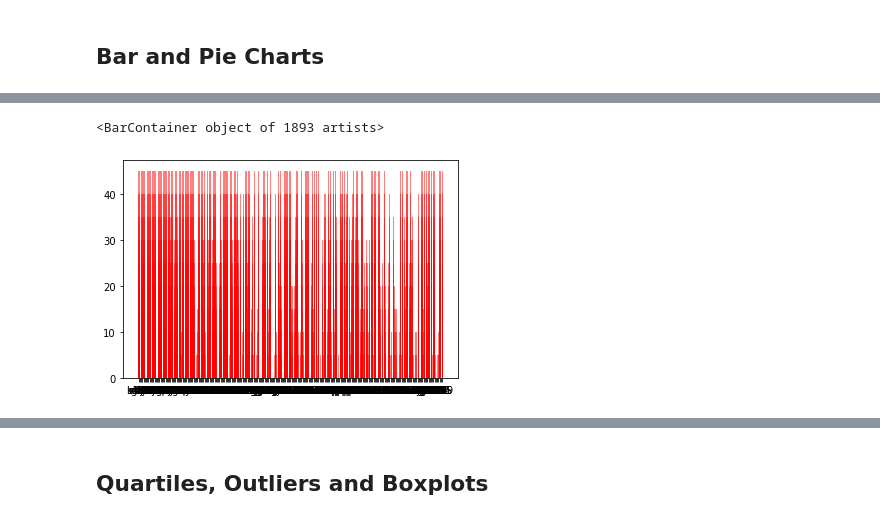
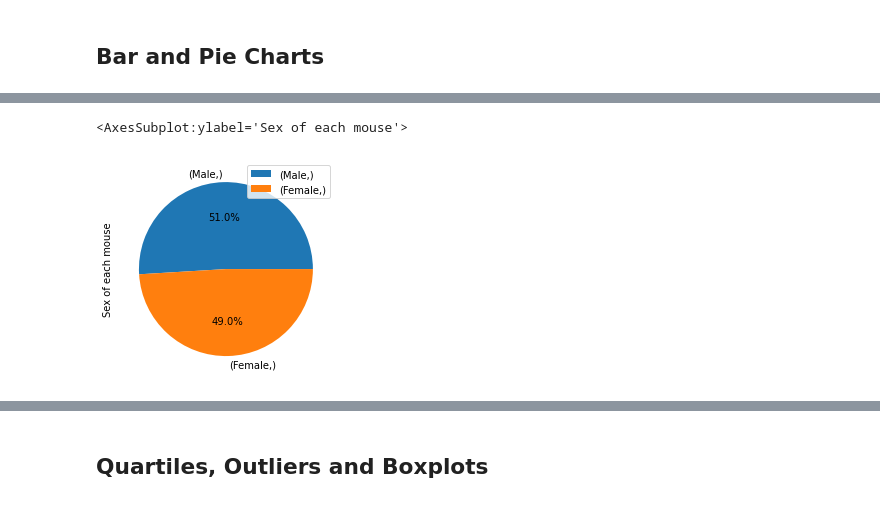
Before and after one commit to Nensan90/Matplotlib---challenge, a Jupyter notebook: Matplotlib hw.ipynb, the cells around one changed output, grey strips where cells are left out. Drawn from its saved outputs; the diff is of its cells as text; code cells hidden in the pictures.

```diff
--- a/Matplotlib hw.ipynb
+++ b/Matplotlib hw.ipynb
@@ -143,9 +199,12 @@ bar
-# %%
-# Generate a bar plot showing the total number of timepoints for all mice tested for each drug regimen using pyplot.
-time = merge_df['Timepoint']
-mice = merge_df['Mouse ID']
-plt.bar(mice, time, color='r', alpha=0.5, align="center")
-# %% [output]
-<BarContainer object of 1893 artists>
-[figure, removed]
+# %%
+# Generate a pie plot showing the distribution of female versus male mice using Pandas
+# generate dataframe with sexes and counts for each sex
+# plot using pandas plot function
+sex_pie = clean_df[['Sex']]
+sex_df = pd.DataFrame(sex_pie.value_counts())
+sex_df.columns = ['Sex of each mouse']
+sex_df.plot(kind='pie', y='Sex of each mouse', autopct='%1.1f%%')
+# %% [output]
+<AxesSubplot:ylabel='Sex of each mouse'>
+[figure, added]
 # %%
```
Also changed, not shown: parts of 23 cells of this notebook.
